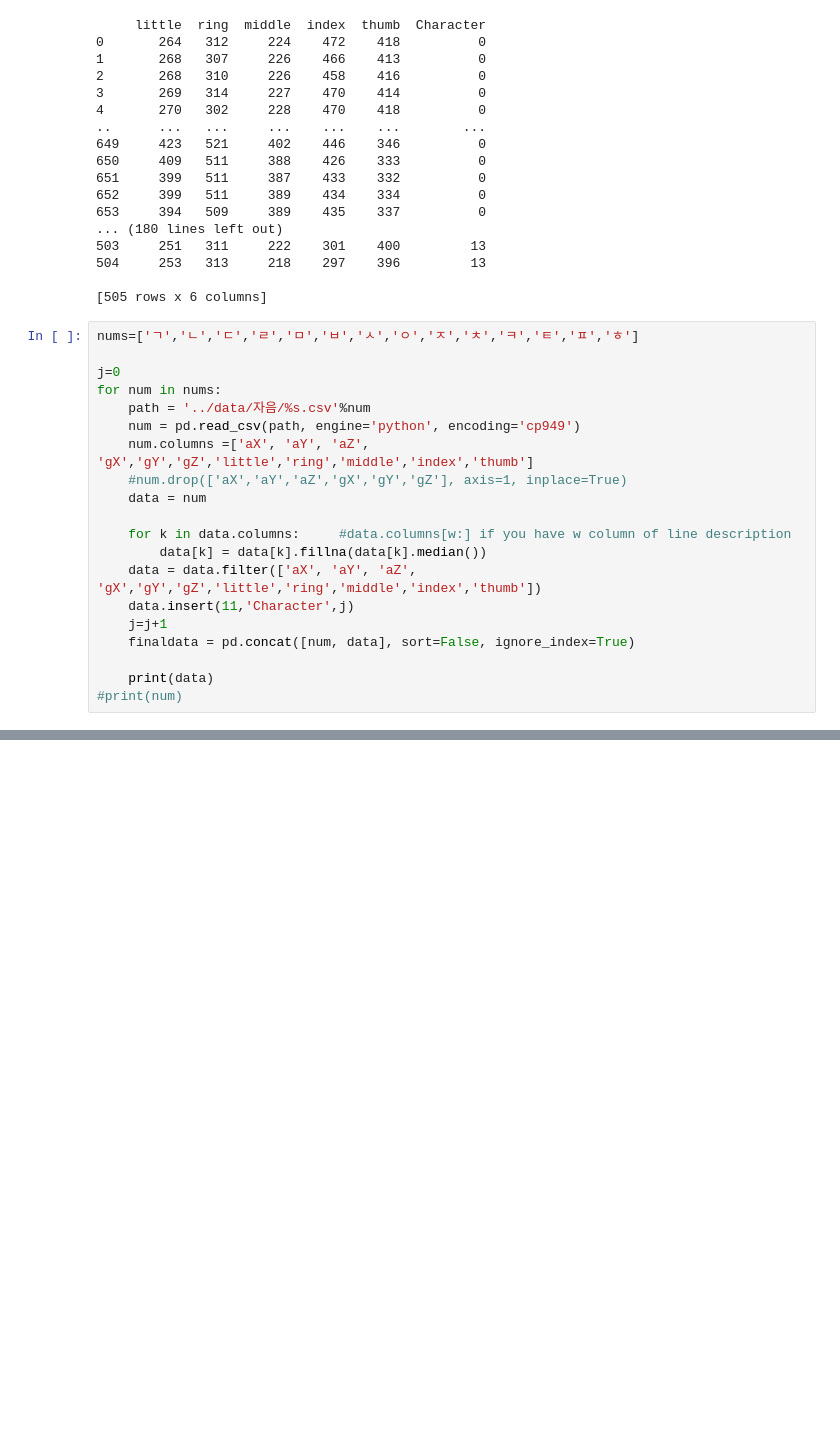
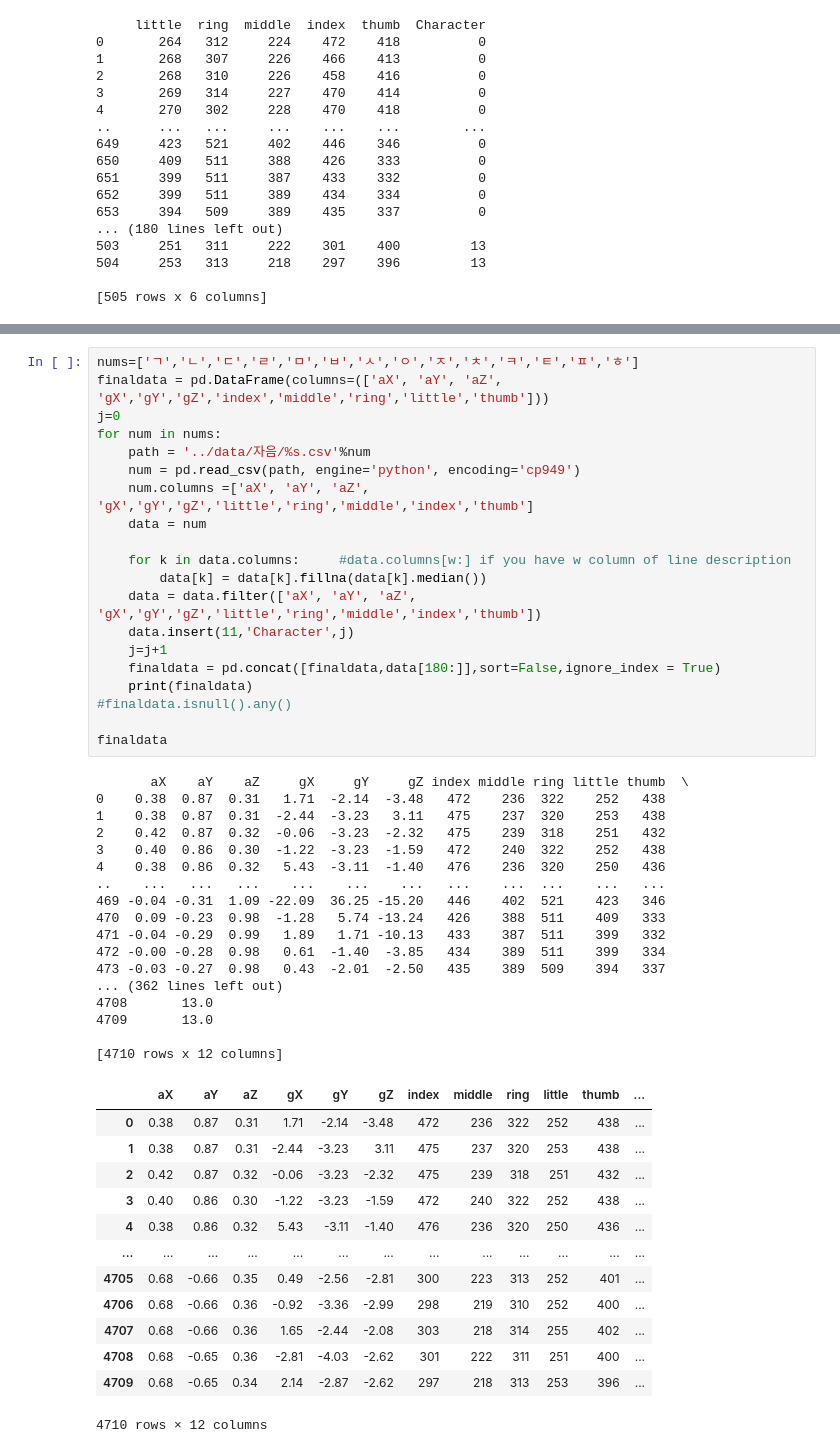
Before and after one commit to SCH-Sign-language-translation-gloves/SLTG_arduino, a Jupyter notebook: DL/DL_tset.ipynb, the cells around one changed output, grey strips where cells are left out. Cells and saved outputs as stored; diff of their text form; blank space fills up the shorter version.

Commit message:
Update data_append

```diff
--- a/DL/DL_tset.ipynb
+++ b/DL/DL_tset.ipynb
@@ -200,23 +200,3 @@ for num in nums:
 504     253   313     218    297    396         13
 
 [505 rows x 6 columns]
-# %%
-nums=['ㄱ','ㄴ','ㄷ','ㄹ','ㅁ','ㅂ','ㅅ','ㅇ','ㅈ','ㅊ','ㅋ','ㅌ','ㅍ','ㅎ']
-
-j=0
-for num in nums:
-    path = '../data/자음/%s.csv'%num
-    num = pd.read_csv(path, engine='python', encoding='cp949')
-    num.columns =['aX', 'aY', 'aZ', 'gX','gY','gZ','little','ring','middle','index','thumb']
-    #num.drop(['aX','aY','aZ','gX','gY','gZ'], axis=1, inplace=True)
-    data = num
-
-    for k in data.columns:     #data.columns[w:] if you have w column of line description
-        data[k] = data[k].fillna(data[k].median())
-    data = data.filter(['aX', 'aY', 'aZ', 'gX','gY','gZ','little','ring','middle','index','thumb'])
-    data.insert(11,'Character',j)
-    j=j+1
-    finaldata = pd.concat([num, data], sort=False, ignore_index=True)
-
-    print(data)
-#print(num)
@@ -240,0 +203,51 @@ for num in nums:
+# %%
+nums=['ㄱ','ㄴ','ㄷ','ㄹ','ㅁ','ㅂ','ㅅ','ㅇ','ㅈ','ㅊ','ㅋ','ㅌ','ㅍ','ㅎ']
+finaldata = pd.DataFrame(columns=(['aX', 'aY', 'aZ', 'gX','gY','gZ','index','middle','ring','little','thumb']))
+j=0
+for num in nums:
+    path = '../data/자음/%s.csv'%num
+    num = pd.read_csv(path, engine='python', encoding='cp949')
+    num.columns =['aX', 'aY', 'aZ', 'gX','gY','gZ','little','ring','middle','index','thumb']
+    data = num
+
+    for k in data.columns:     #data.columns[w:] if you have w column of line description
+        data[k] = data[k].fillna(data[k].median())
+    data = data.filter(['aX', 'aY', 'aZ', 'gX','gY','gZ','little','ring','middle','index','thumb'])
+    data.insert(11,'Character',j)
+    j=j+1
+    finaldata = pd.concat([finaldata,data[180:]],sort=False,ignore_index = True)
+    print(finaldata)
+#finaldata.isnull().any()
+
+finaldata
+# %% [output]
+       aX    aY    aZ     gX     gY     gZ index middle ring little thumb  \
+0    0.38  0.87  0.31   1.71  -2.14  -3.48   472    236  322    252   438
+1    0.38  0.87  0.31  -2.44  -3.23   3.11   475    237  320    253   438
+2    0.42  0.87  0.32  -0.06  -3.23  -2.32   475    239  318    251   432
+3    0.40  0.86  0.30  -1.22  -3.23  -1.59   472    240  322    252   438
+4    0.38  0.86  0.32   5.43  -3.11  -1.40   476    236  320    250   436
+..    ...   ...   ...    ...    ...    ...   ...    ...  ...    ...   ...
+469 -0.04 -0.31  1.09 -22.09  36.25 -15.20   446    402  521    423   346
+470  0.09 -0.23  0.98  -1.28   5.74 -13.24   426    388  511    409   333
+471 -0.04 -0.29  0.99   1.89   1.71 -10.13   433    387  511    399   332
+472 -0.00 -0.28  0.98   0.61  -1.40  -3.85   434    389  511    399   334
+473 -0.03 -0.27  0.98   0.43  -2.01  -2.50   435    389  509    394   337
+... (362 lines left out)
+4708       13.0
+4709       13.0
+
+[4710 rows x 12 columns]
+|  | aX | aY | aZ | gX | gY | gZ | index | middle | ring | little | thumb | ... |
+| 0 | 0.38 | 0.87 | 0.31 | 1.71 | -2.14 | -3.48 | 472 | 236 | 322 | 252 | 438 | ... |
+| 1 | 0.38 | 0.87 | 0.31 | -2.44 | -3.23 | 3.11 | 475 | 237 | 320 | 253 | 438 | ... |
+| 2 | 0.42 | 0.87 | 0.32 | -0.06 | -3.23 | -2.32 | 475 | 239 | 318 | 251 | 432 | ... |
+| 3 | 0.40 | 0.86 | 0.30 | -1.22 | -3.23 | -1.59 | 472 | 240 | 322 | 252 | 438 | ... |
+| 4 | 0.38 | 0.86 | 0.32 | 5.43 | -3.11 | -1.40 | 476 | 236 | 320 | 250 | 436 | ... |
+| ... | ... | ... | ... | ... | ... | ... | ... | ... | ... | ... | ... | ... |
+| 4705 | 0.68 | -0.66 | 0.35 | 0.49 | -2.56 | -2.81 | 300 | 223 | 313 | 252 | 401 | ... |
+| 4706 | 0.68 | -0.66 | 0.36 | -0.92 | -3.36 | -2.99 | 298 | 219 | 310 | 252 | 400 | ... |
+| 4707 | 0.68 | -0.66 | 0.36 | 1.65 | -2.44 | -2.08 | 303 | 218 | 314 | 255 | 402 | ... |
+| 4708 | 0.68 | -0.65 | 0.36 | -2.81 | -4.03 | -2.62 | 301 | 222 | 311 | 251 | 400 | ... |
+| 4709 | 0.68 | -0.65 | 0.34 | 2.14 | -2.87 | -2.62 | 297 | 218 | 313 | 253 | 396 | ... |
+4710 rows × 12 columns
```
Also changed, not shown: parts of 1 cell of this notebook.
